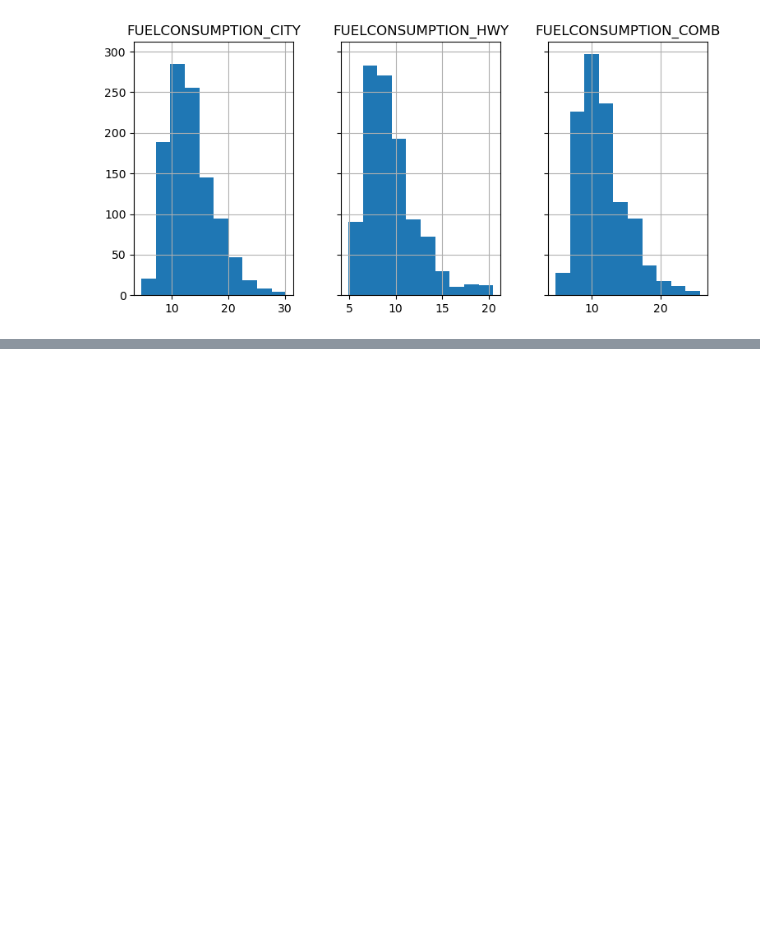
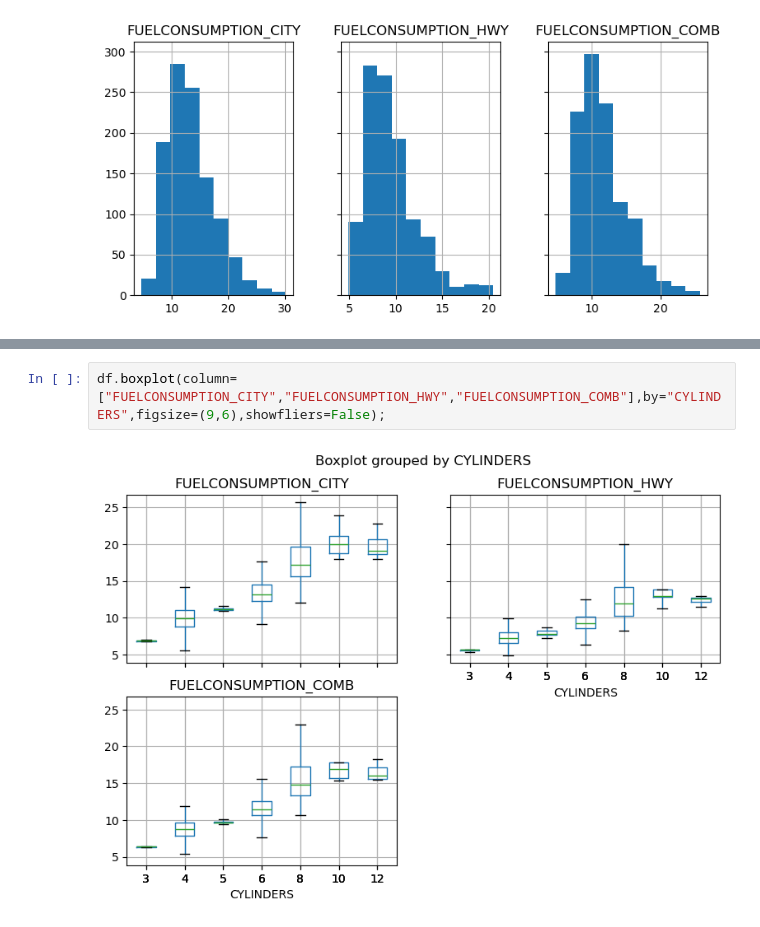
Before and after one commit to MohammadNainy/Visual, a Jupyter notebook: Matplotlib.ipynb, the cells around one changed output, grey strips where cells are left out. Cells and saved outputs as stored; diff of their text form; blank space fills up the shorter version.

```diff
--- a/Matplotlib.ipynb
+++ b/Matplotlib.ipynb
@@ -403,0 +413,4 @@ df.hist(column=["FUELCONSUMPTION_CITY","FUELCONSUMPTION_HWY","FUELCONSUMPTION_CO
+# %%
+df.boxplot(column=["FUELCONSUMPTION_CITY","FUELCONSUMPTION_HWY","FUELCONSUMPTION_COMB"],by="CYLINDERS",figsize=(9,6),showfliers=False);
+# %% [output]
+[figure, added]
```
Also changed, not shown: parts of 3 cells of this notebook.
